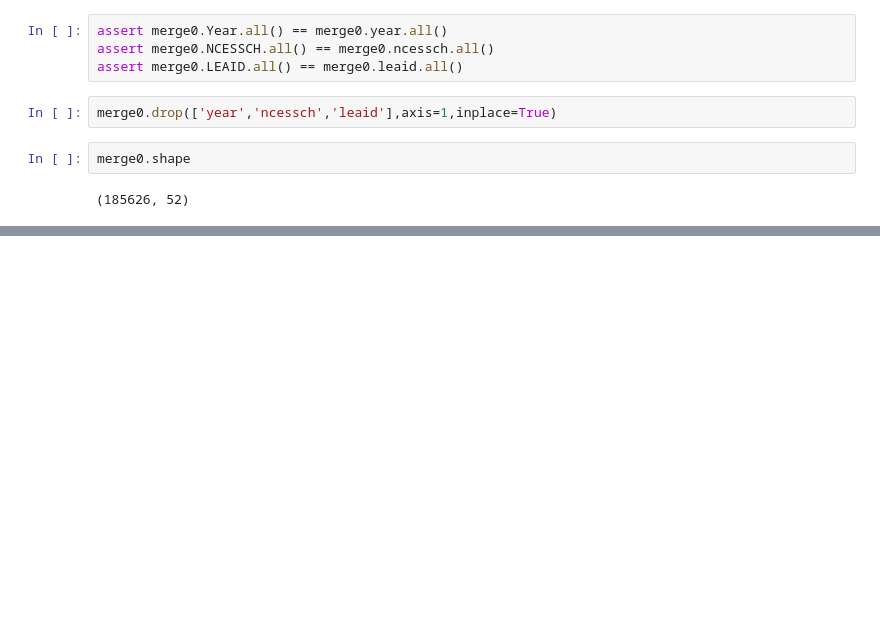
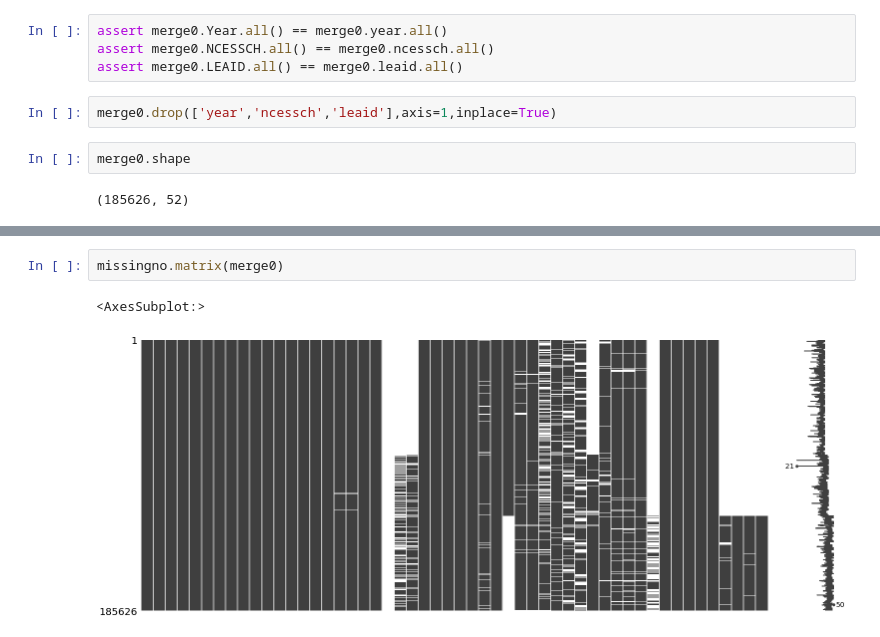
Before and after one commit to georgetown-analytics/student-outcomes, a Jupyter notebook: notebooks/EDA_school_directory.ipynb, the cells around one changed output, grey strips where cells are left out. Cells and saved outputs as stored; diff of their text form; blank space fills up the shorter version.

```diff
--- a/notebooks/EDA_school_directory.ipynb
+++ b/notebooks/EDA_school_directory.ipynb
@@ -353,3 +357,8 @@ merge0.head()
 | 2 | 2010 | ALABAMA | 1 | 100006 | Marshall County | 10000600878 | Douglas High Sch | 125 | 67.0 | 048 | ... |
 | 3 | 2010 | ALABAMA | 1 | 100006 | Marshall County | 10000600883 | Kate D Smith DAR High Sch | 121 | 82.0 | 048 | ... |
 | 4 | 2010 | ALABAMA | 1 | 100006 | Marshall County | 10000601585 | Brindlee Mt High Sch | 94 | 77.0 | 048 | ... |
+# %%
+missingno.matrix(merge0)
+# %% [output]
+<AxesSubplot:>
+[figure, added]
```
Also changed, not shown: parts of 7 cells of this notebook.
